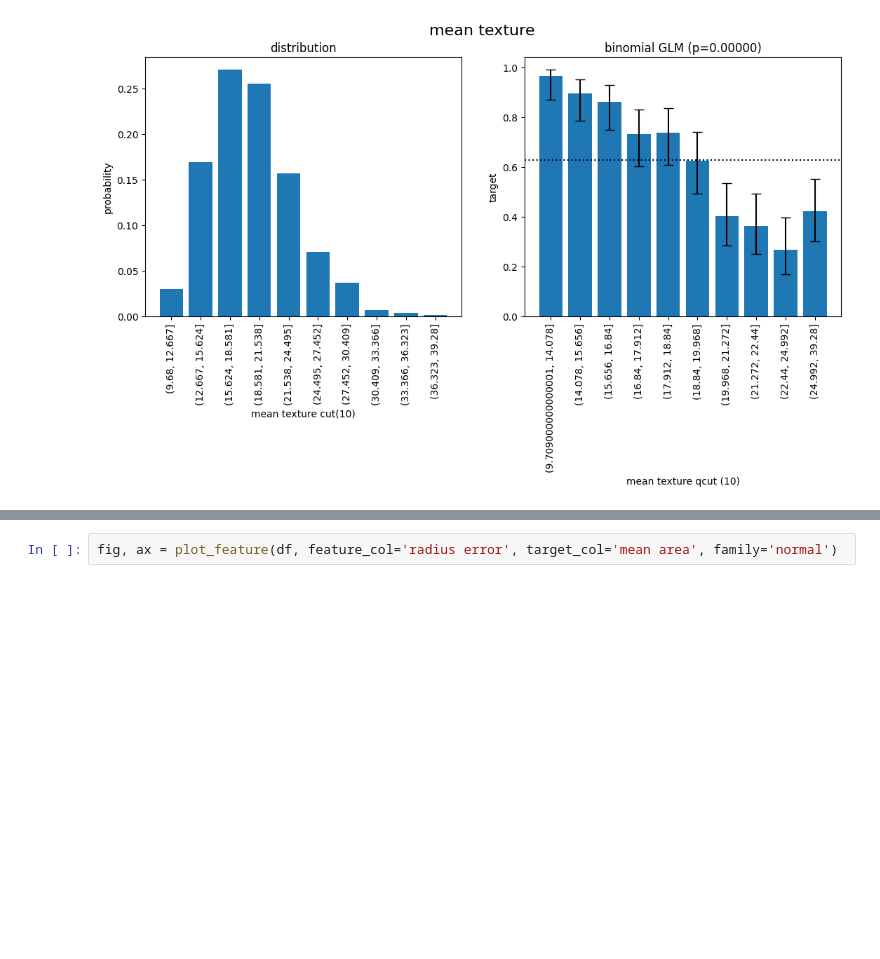
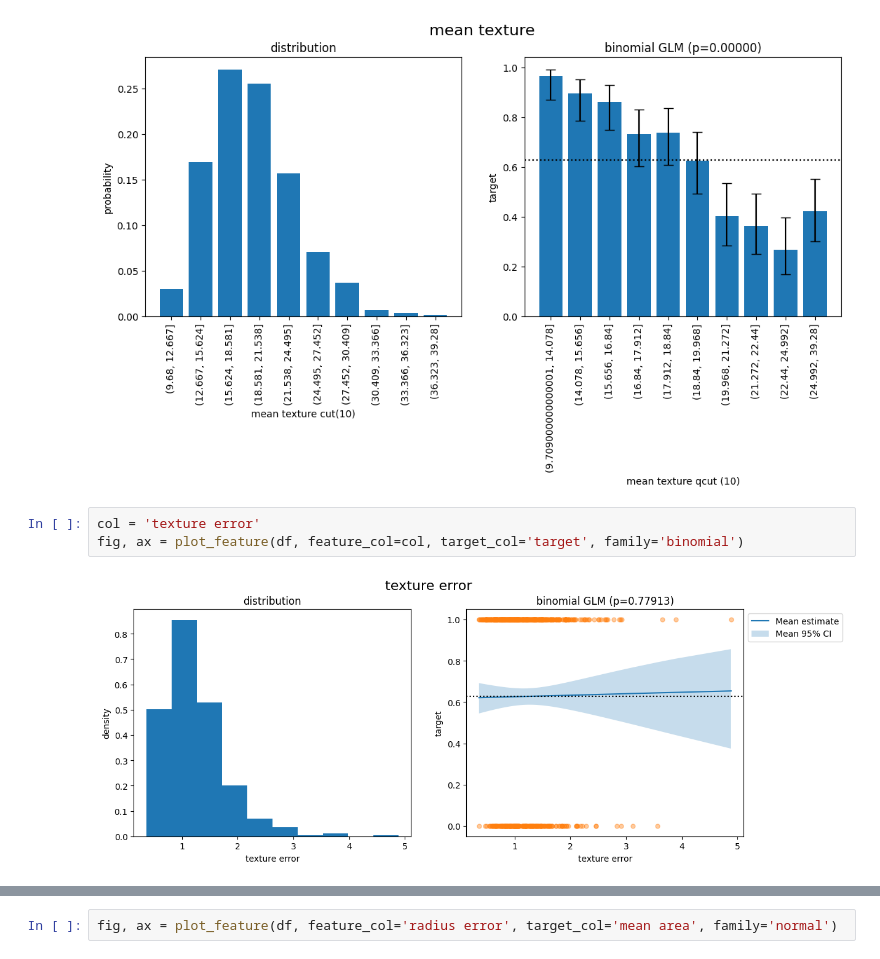
Before and after one commit to dkidney/kidneypy, a Jupyter notebook: examples/univariate.ipynb, the cells around one changed output, grey strips where cells are left out. Drawn from its saved outputs; the diff is of its cells as text; blank space fills up the shorter version.

```diff
--- a/examples/univariate.ipynb
+++ b/examples/univariate.ipynb
@@ -98,3 +98,8 @@ fig, ax = plot_feature(df, feature_col='mean texture', target_col='target', fami
 fig, ax = plot_feature(df, feature_col='mean texture', target_col='target', family='binomial', discretize=True)
 # %% [output]
 [figure]
+# %%
+col = 'texture error'
+fig, ax = plot_feature(df, feature_col=col, target_col='target', family='binomial')
+# %% [output]
+[figure, added]
```
Also changed, not shown: parts of 4 cells of this notebook, 3 other files.
